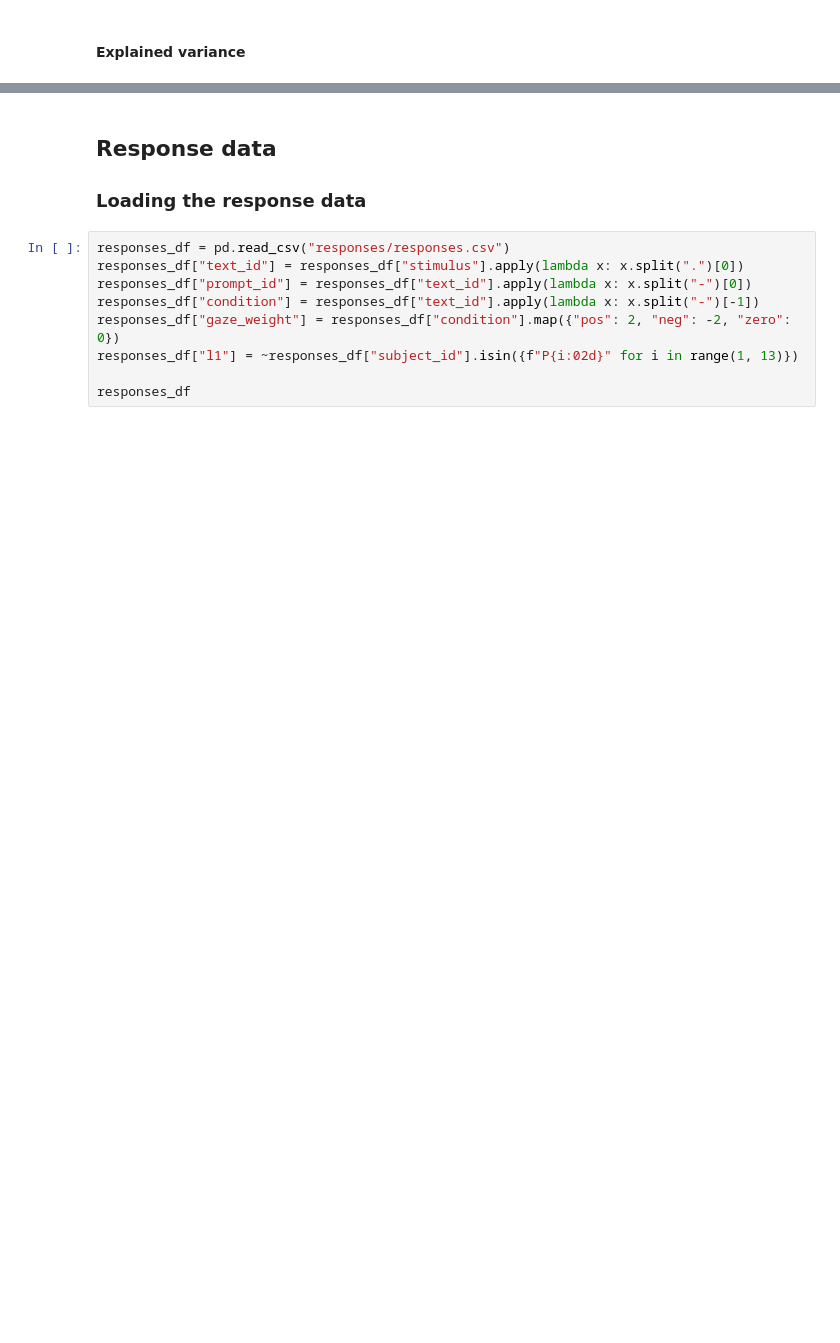
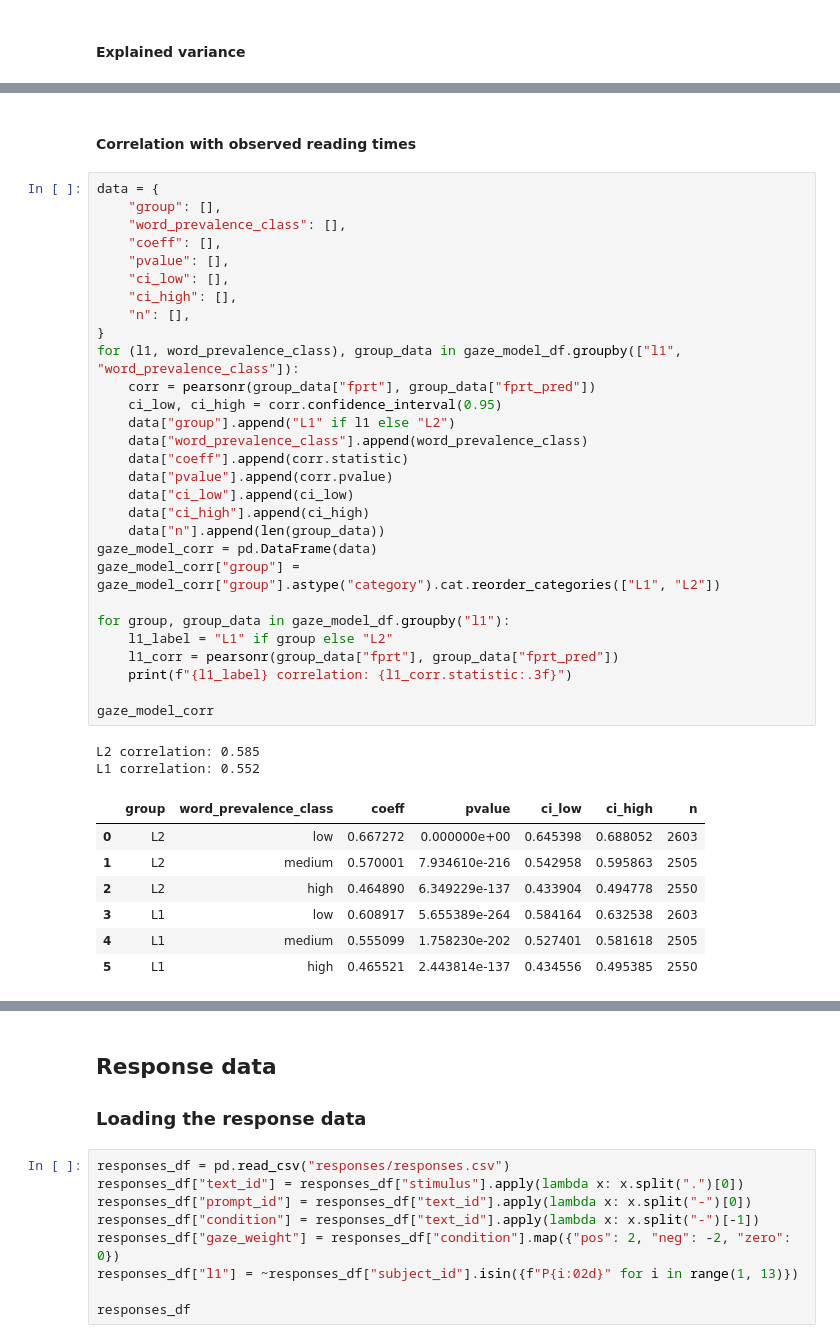
Before and after one commit to mainlp/gaze-guided-text-generation, a Jupyter notebook: analysis.ipynb, the cells around one changed output, grey strips where cells are left out. Saved outputs shown, nothing was run; the diff lists cells and outputs as text; blank space fills up the shorter version.

```diff
--- a/analysis.ipynb
+++ b/analysis.ipynb
@@ -705,0 +794,41 @@ explained_variances_df
+# %% [markdown]
+#### Correlation with observed reading times
+# %%
+data = {
+    "group": [],
+    "word_prevalence_class": [],
+    "coeff": [],
+    "pvalue": [],
+    "ci_low": [],
+    "ci_high": [],
+    "n": [],
+}
+for (l1, word_prevalence_class), group_data in gaze_model_df.groupby(["l1", "word_prevalence_class"]):
+    corr = pearsonr(group_data["fprt"], group_data["fprt_pred"])
+    ci_low, ci_high = corr.confidence_interval(0.95)
+    data["group"].append("L1" if l1 else "L2")
+    data["word_prevalence_class"].append(word_prevalence_class)
+    data["coeff"].append(corr.statistic)
+    data["pvalue"].append(corr.pvalue)
+    data["ci_low"].append(ci_low)
+    data["ci_high"].append(ci_high)
+    data["n"].append(len(group_data))
+gaze_model_corr = pd.DataFrame(data)
+gaze_model_corr["group"] = gaze_model_corr["group"].astype("category").cat.reorder_categories(["L1", "L2"])
+
+for group, group_data in gaze_model_df.groupby("l1"):
+    l1_label = "L1" if group else "L2"
+    l1_corr = pearsonr(group_data["fprt"], group_data["fprt_pred"])
+    print(f"{l1_label} correlation: {l1_corr.statistic:.3f}")
+
+gaze_model_corr
+# %% [output]
+L2 correlation: 0.585
+L1 correlation: 0.552
+|  | group | word_prevalence_class | coeff | pvalue | ci_low | ci_high | n |
+| 0 | L2 | low | 0.667272 | 0.000000e+00 | 0.645398 | 0.688052 | 2603 |
+| 1 | L2 | medium | 0.570001 | 7.934610e-216 | 0.542958 | 0.595863 | 2505 |
+| 2 | L2 | high | 0.464890 | 6.349229e-137 | 0.433904 | 0.494778 | 2550 |
+| 3 | L1 | low | 0.608917 | 5.655389e-264 | 0.584164 | 0.632538 | 2603 |
+| 4 | L1 | medium | 0.555099 | 1.758230e-202 | 0.527401 | 0.581618 | 2505 |
+| 5 | L1 | high | 0.465521 | 2.443814e-137 | 0.434556 | 0.495385 | 2550 |
```
Also changed, not shown: parts of 16 cells of this notebook, 7 other files.
